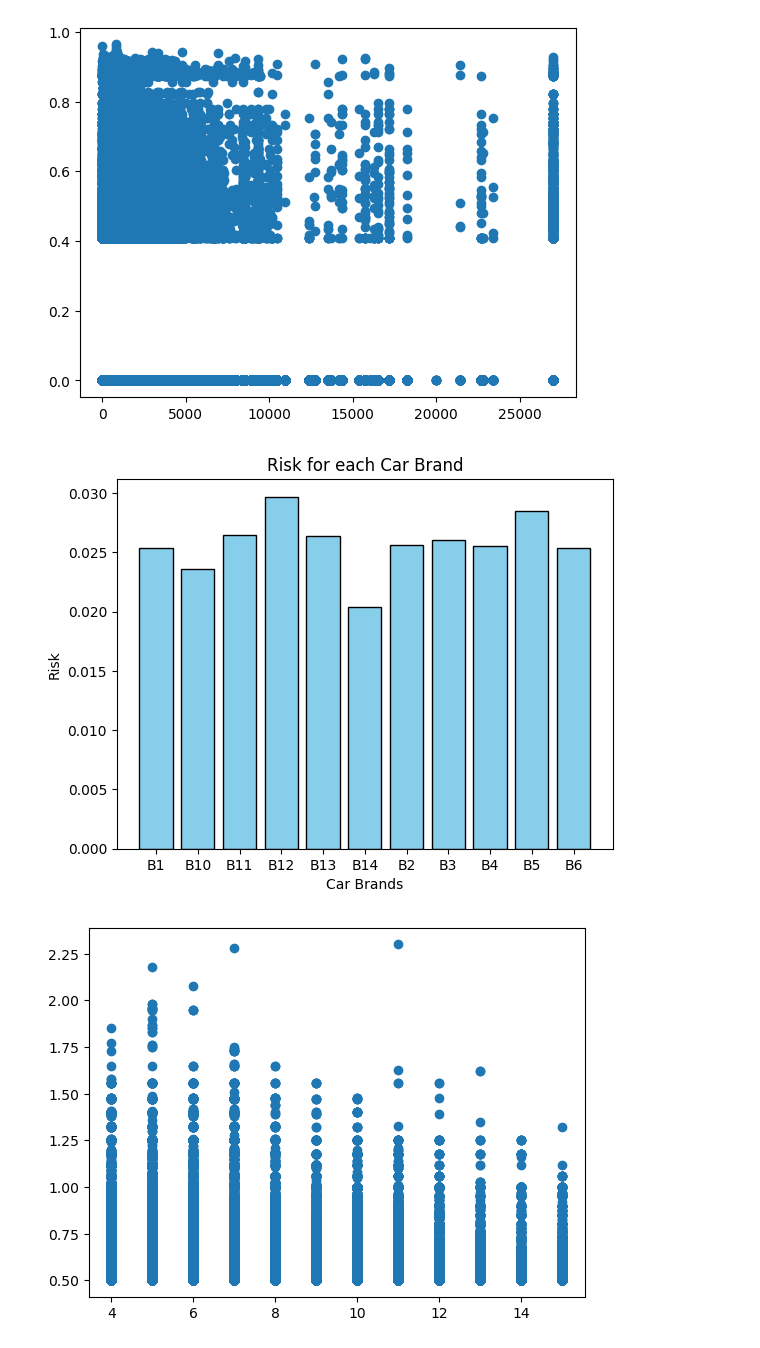
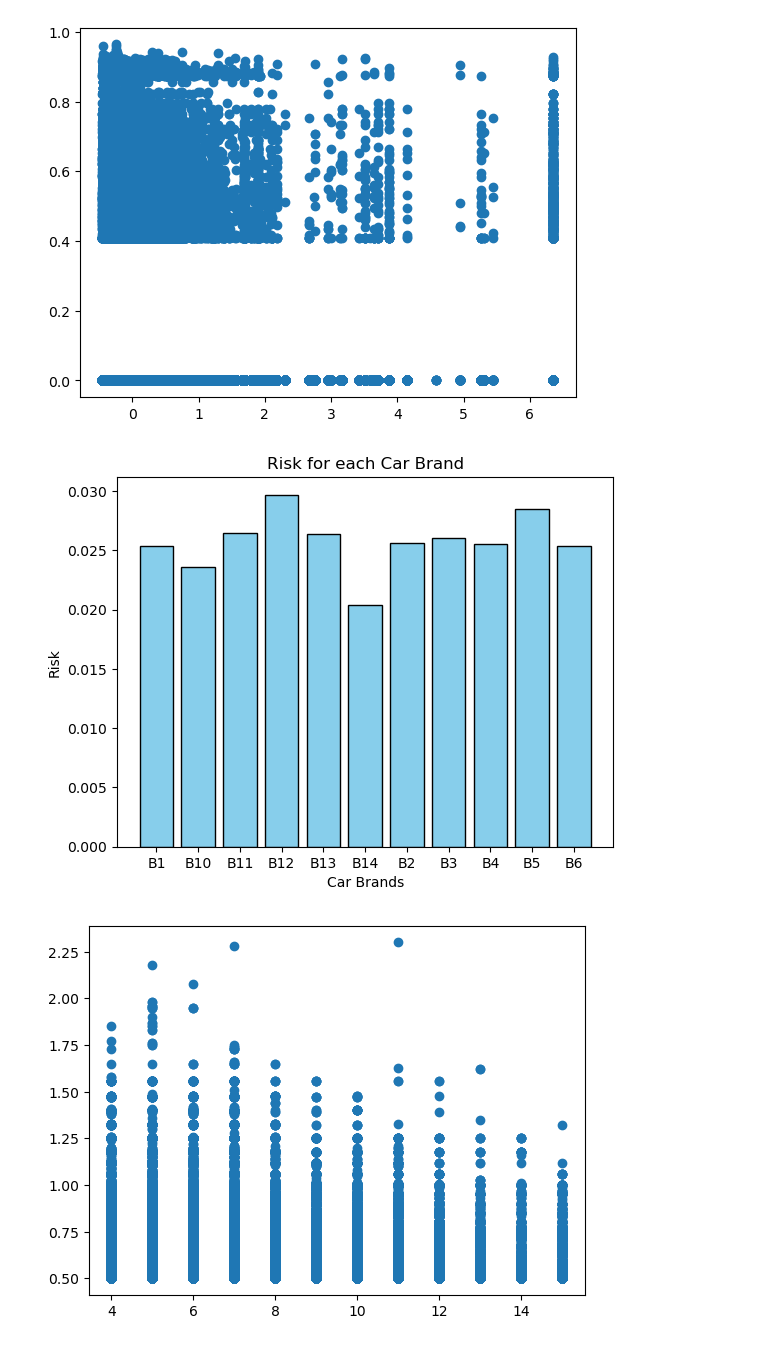
Before and after one commit to TheFreeMan21/machine-n-learnings-inc, a Jupyter notebook: plots.ipynb, the cells around one changed output. Drawn from its saved outputs; the diff is of its cells as text; code cells hidden in the pictures.

```diff
--- a/plots.ipynb
+++ b/plots.ipynb
@@ -2,6 +2,7 @@
 import pandas as pd
 import matplotlib.pyplot as plt
 import numpy as np
+from sklearn.preprocessing import StandardScaler
 
 df=pd.read_csv('src\claims_train.csv')
 
@@ -11,6 +12,7 @@ df['BonusMalus']=df['BonusMalus']/100
 
 df= df[df['Exposure']<=1]
 df = df[(df['VehAge']<=25)]
+df['Density_scaled'] = StandardScaler().fit_transform(df[['Density']])
 # %%
 age_avg = df[df['BonusMalus']>=0.95**(df['DrivAge']-18)].groupby('DrivAge')['BonusMalus'].mean()
 df.loc[df['BonusMalus']<0.95**(df['DrivAge']-18), 'BonusMalus'] = df.loc[df['BonusMalus']<0.95**(df['DrivAge']-18), 'DrivAge'].map(age_avg)
@@ -34,8 +36,8 @@ plt.show()
 # %%
-plt.scatter(df['Density'],df['Risk'])
+plt.scatter(df['Density_scaled'],df['Risk'])
 plt.show()
 # %% [output]
-[figure, old version]
+[figure, new version]
 # %%
 car_brands_risk = df.groupby('VehBrand')['Risk'].mean().to_dict()
 
@@ -48,7 +50,7 @@ plt.title("Risk for each Car Brand")
 
 plt.show()
 # %% [output]
-[figure, old version]
+[figure, new version]
 # %%
 #greg
 plt.scatter(df['VehPower'],df['BonusMalus'])
```
Also changed, not shown: parts of 4 cells of this notebook, 1 other file.
